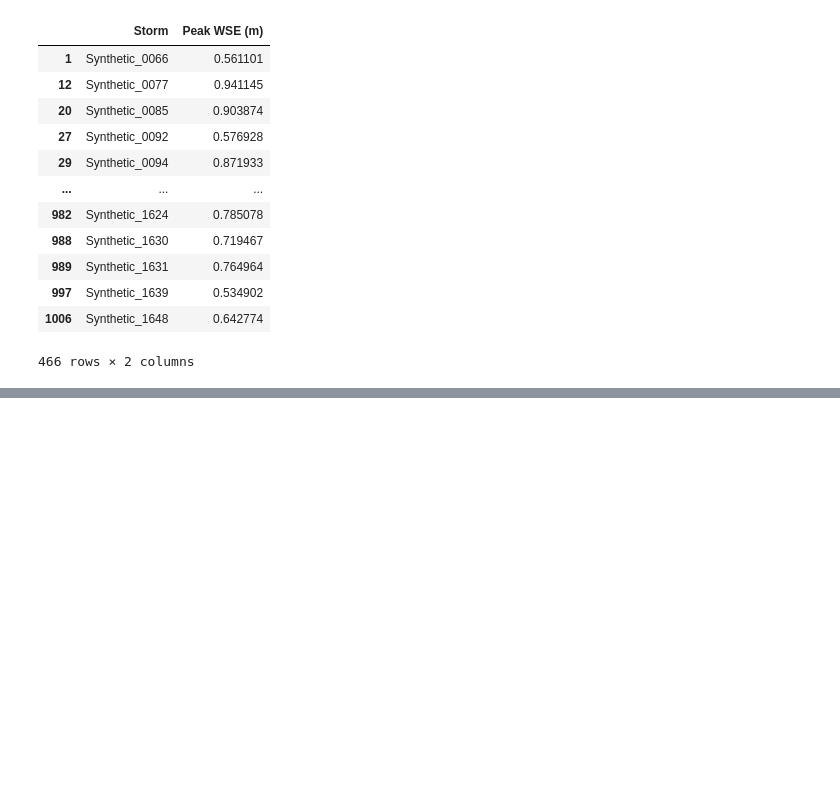
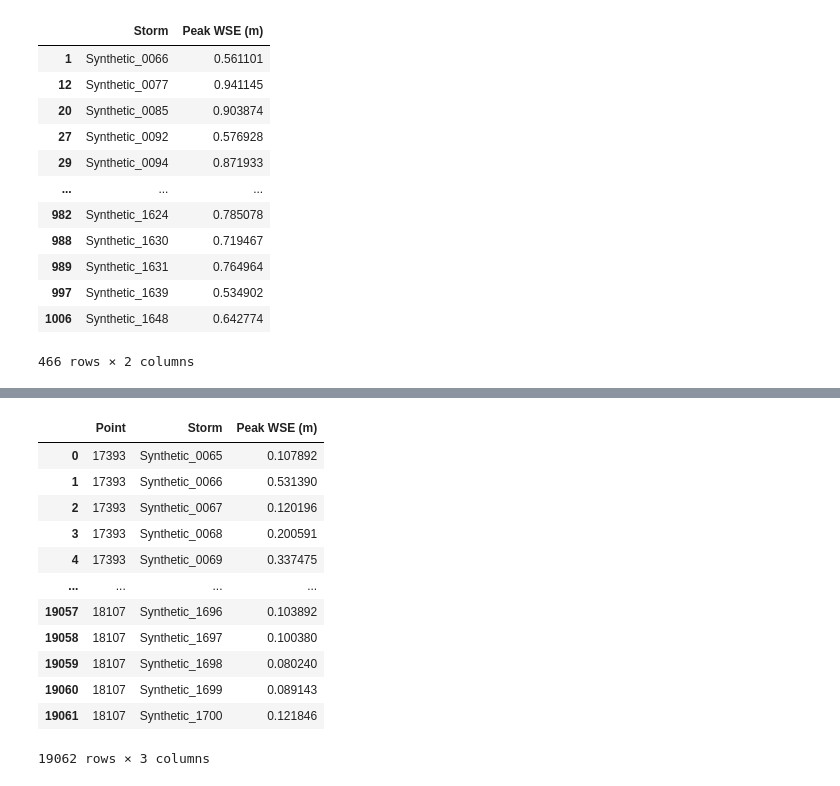
Before and after one commit to mylesmc123/Jacksonville, a Jupyter notebook: SyntheticStormPeaks.ipynb, the cells around one changed output, grey strips where cells are left out. Drawn from its saved outputs; the diff is of its cells as text; code cells hidden in the pictures; blank space fills up the shorter version.

```diff
--- a/SyntheticStormPeaks.ipynb
+++ b/SyntheticStormPeaks.ipynb
@@ -102,0 +106,31 @@ df
+# %%
+# Points of interest: 17804, 17808, 18090
+# Get the list of ADCIRC points from the geojson
+# points = [17804, 17808, 18090]
+threshold = 1.6
+# For each point, get the peak water surface elevation for each storm and add it to a pandas dataframe.
+df_all = pd.DataFrame()
+for point in points:
+    h5_fn = f"CHS-SA_TS_SimB_ADCIRC01_Peaks/CHS-SA_TS_SimB_Post0_SP{point}_ADCIRC01_Peaks.h5"
+    with h5py.File(h5_fn, "r") as f:
+        peak_wse = f["Water Elevation"][:]
+        storms = [storm.decode('utf-8') for storm in f['Storm Name'][:]]
+    df = pd.DataFrame({'Point': point, 'Storm': storms, 'Peak WSE (m)': peak_wse})
+    # Append the dataframe to the main dataframe
+    df_all = pd.concat([df_all, df], ignore_index=True)
+
+df_all
+# %% [output]
+|  | Point | Storm | Peak WSE (m) |
+| 0 | 17393 | Synthetic_0065 | 0.107892 |
+| 1 | 17393 | Synthetic_0066 | 0.531390 |
+| 2 | 17393 | Synthetic_0067 | 0.120196 |
+| 3 | 17393 | Synthetic_0068 | 0.200591 |
+| 4 | 17393 | Synthetic_0069 | 0.337475 |
+| ... | ... | ... | ... |
+| 19057 | 18107 | Synthetic_1696 | 0.103892 |
+| 19058 | 18107 | Synthetic_1697 | 0.100380 |
+| 19059 | 18107 | Synthetic_1698 | 0.080240 |
+| 19060 | 18107 | Synthetic_1699 | 0.089143 |
+| 19061 | 18107 | Synthetic_1700 | 0.121846 |
+19062 rows × 3 columns
```
Also changed, not shown: parts of 6 cells of this notebook, 15 other files.
